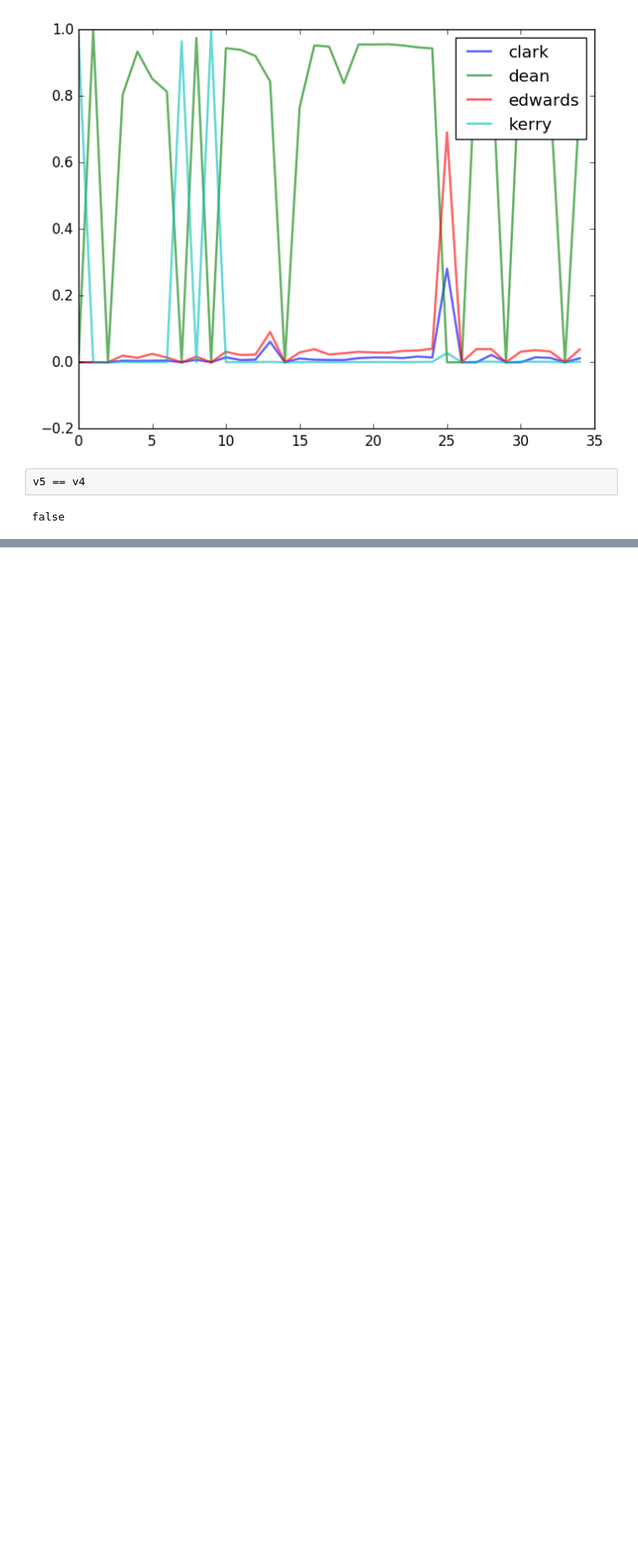
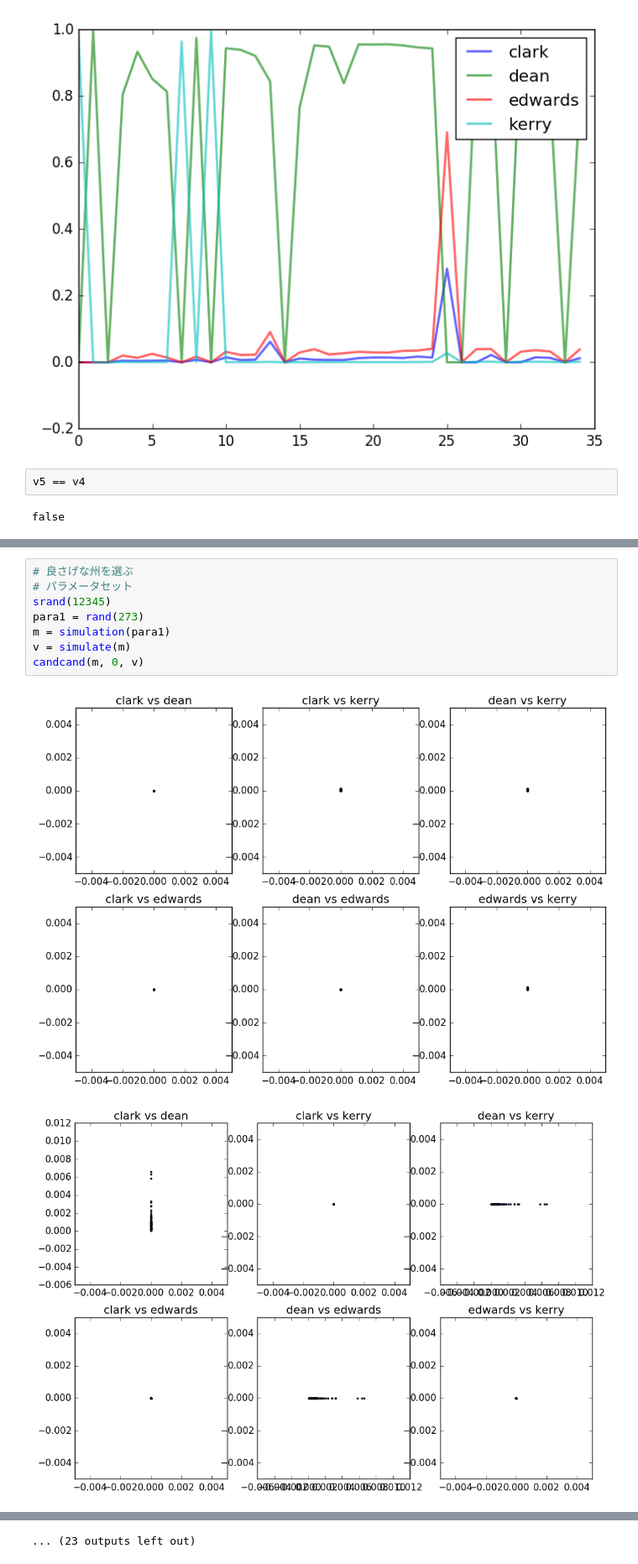
Before and after one commit to keiikegami/voting, a Jupyter notebook: simulation_plot_v2.ipynb, the cells around one changed output, grey strips where cells are left out. Shown at 84% size. Cells and saved outputs as stored; diff of their text form; blank space fills up the shorter version.

```diff
--- a/simulation_plot_v2.ipynb
+++ b/simulation_plot_v2.ipynb
@@ -275,0 +287,11 @@ false
+# %%
+# 良さげな州を選ぶ
+# パラメータセット
+srand(12345)
+para1 = rand(273)
+m = simulation(para1)
+v = simulate(m)
+candcand(m, 0, v)
+# %% [output]
+[figure, added]
+[figure, added]
@@ -275,0 +308 @@ false
+... (23 outputs left out)
```
Also changed, not shown: parts of 16 cells of this notebook, 5 other files.
